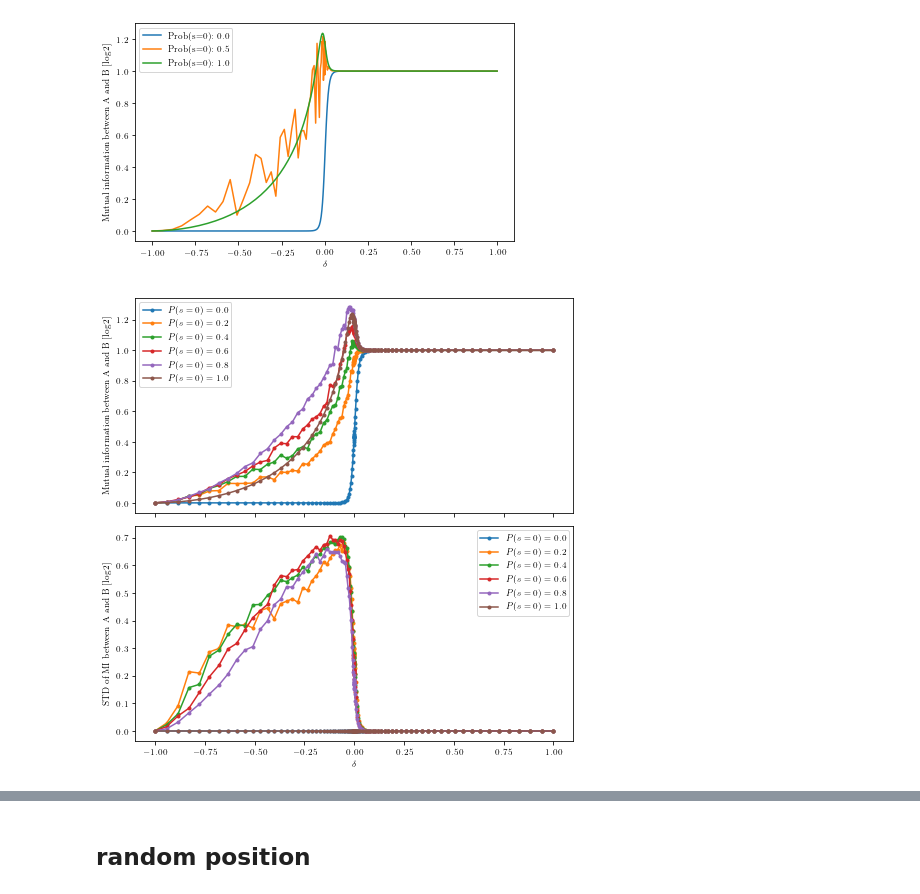
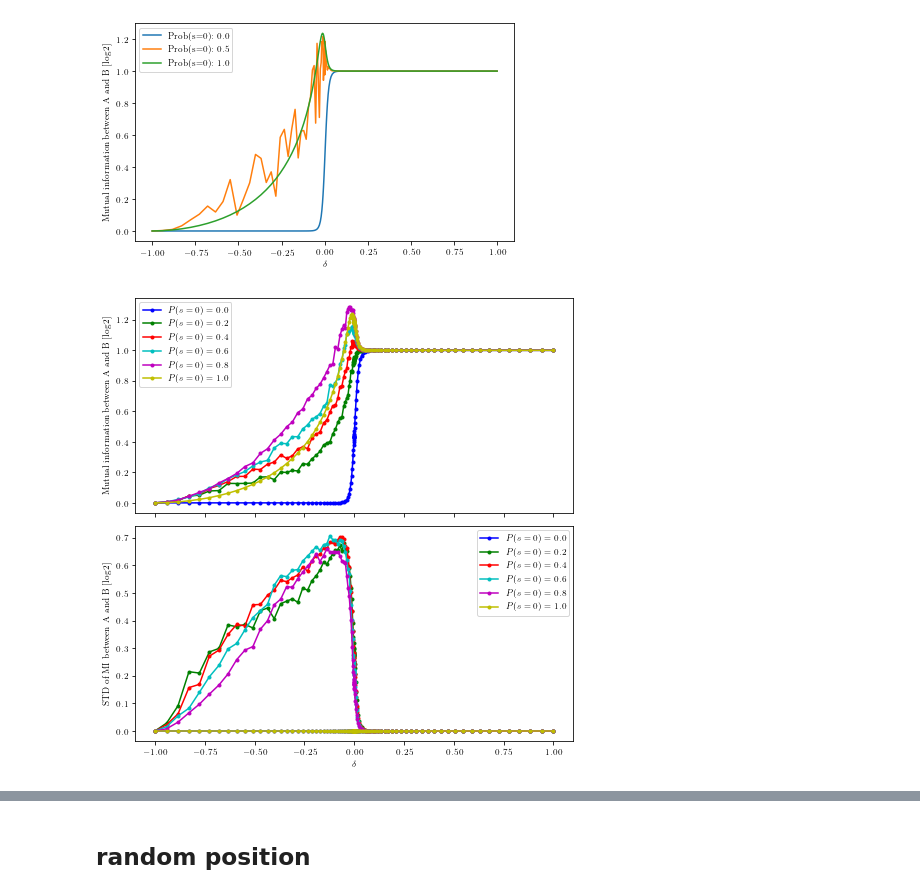
Before and after one commit to hainingpan/SPT, a Jupyter notebook: test_Majorana_chain.ipynb, the cells around one changed output, grey strips where cells are left out. Drawn from its saved outputs; the diff is of its cells as text; code cells hidden in the pictures.

```diff
--- a/test_Majorana_chain.ipynb
+++ b/test_Majorana_chain.ipynb
@@ -1293,0 +1300,4 @@ fig.savefig('/mnt/d/kitp/Rp_SPT/5/mutual_info_Ap_En{:d}.pdf'.format(es),bbox_inc
+# %%
+es=3000
+with open('/mnt/d/KITP/Rp_SPT/5/mutual_info_Ap_En{:d}.pickle'.format(es),'rb') as f:
+    delta_dict_para,mutual_info_dis_dict_para=pickle.load(f)
@@ -1293,0 +1310,20 @@ fig.savefig('/mnt/d/kitp/Rp_SPT/5/mutual_info_Ap_En{:d}.pdf'.format(es),bbox_inc
+# %%
+fig,axs=plt.subplots(2,1,figsize=(6.8,6.8),sharex=True)
+colorlist='bgrcmyk'
+ax=axs[0]
+for i,color in zip(delta_dict_para.keys(),colorlist):
+    ax.plot(delta_dict_para[i],remove_outlier(mutual_info_dis_dict_para[i]).mean(axis=1)/np.log(2),'.-',label='Number of gates: {}'.format(i),color=color)
+
+ax.legend()
+# ax.set_xlabel(r'$\delta$')
+ax.set_ylabel(r'Mutual information between A and B [$\log2$]')
+
+ax=axs[1]
+for i,color in zip(delta_dict_para.keys(),colorlist):
+    ax.plot(delta_dict_para[i],remove_outlier(mutual_info_dis_dict_para[i]).std(axis=1)/np.log(2),'.-',label='Number of gates: {}'.format(i),color=color)
+
+ax.legend()
+ax.set_xlabel(r'$\delta$')
+ax.set_ylabel(r'STD of MI between A and B [$\log2$]')
+fig.tight_layout()
+fig.savefig('/mnt/d/kitp/Rp_SPT/5/mutual_info_Ap_En{:d}.pdf'.format(es),bbox_inches='tight')
@@ -1297,7 +1335,7 @@ fig.savefig('/mnt/d/kitp/Rp_SPT/5/mutual_info_Ap_En{:d}.pdf'.format(es),bbox_inc
 ## Random probabilty
 # %%
 # no measurment
-delta_list=np.linspace(-1,1,200)
+delta_list=np.linspace(-1,1,100)**3
 mutual_info_list=[]
 for delta in delta_list:
     params=Params(delta=delta,L=64,bc=-1)
@@ -1309,3 +1347,12 @@ for delta in delta_list:
     params=Params(delta=delta,L=64,bc=-1)
     params.measure_all(1)
     mutual_info_pos_list.append(params.mutual_information_m(np.arange(int(params.L/2)),np.arange(params.L/2)+params.L))
+# %%
+# all projections to 0
+mutual_info_pos_post_list=[]
+for delta in delta_list:
+    params=Params(delta=delta,L=64,bc=-1)
+    params.measure_all(1)
+    params.measure(0,0,1)
+    params.measure(0,64,65)
+    mutual_info_pos_post_list.append(params.mutual_information_m(np.arange(int(params.L/2)),np.arange(params.L/2)+params.L))
@@ -1371,22 +1427,23 @@ with open('/mnt/d/KITP/Rp_SPT/5/mutual_info_s_prob_En{:d}.pickle'.format(es),'rb
     delta_dict_para,mutual_info_dis_dict_para=pickle.load(f)
 # %%
 fig,axs=plt.subplots(2,1,figsize=(6.8,6.8),sharex=True)
+colorlist='bgrcmyk'
 ax=axs[0]
-for i in delta_dict_para.keys():
-    ax.plot(delta_dict_para[i],np.array(mutual_info_dis_dict_para[i]).mean(axis=1)/np.log(2),'.-',label=r'$P(s=0)={:.1f}$'.format(i))
+for i,color in zip(delta_dict_para.keys(),colorlist):
+    ax.plot(delta_dict_para[i],np.array(mutual_info_dis_dict_para[i]).mean(axis=1)/np.log(2),'.-',label=r'$P(s=0)={:.1f}$'.format(i),color=color)
 
 ax.legend()
 # ax.set_xlabel(r'$\delta$')
 ax.set_ylabel(r'Mutual information between A and B [$\log2$]')
 
 ax=axs[1]
-for i in delta_dict_para.keys():
-    ax.plot(delta_dict_para[i],np.array(mutual_info_dis_dict_para[i]).std(axis=1)/np.log(2),'.-',label=r'$P(s=0)={:.1f}$'.format(i))
+for i,color in zip(delta_dict_para.keys(),colorlist):
+    ax.plot(delta_dict_para[i],np.array(mutual_info_dis_dict_para[i]).std(axis=1)/np.log(2),'.-',label=r'$P(s=0)={:.1f}$'.format(i),color=color)
 
 ax.legend()
 ax.set_xlabel(r'$\delta$')
 ax.set_ylabel(r'STD of MI between A and B [$\log2$]')
 fig.tight_layout()
 fig.savefig('/mnt/d/kitp/Rp_SPT/5/mutual_info_s_prob_En{:d}.pdf'.format(es),bbox_inches='tight')
 # %% [output]
-[figure, old version]
+[figure, new version]
```
Also changed, not shown: parts of 15 cells of this notebook, 3 other files.
